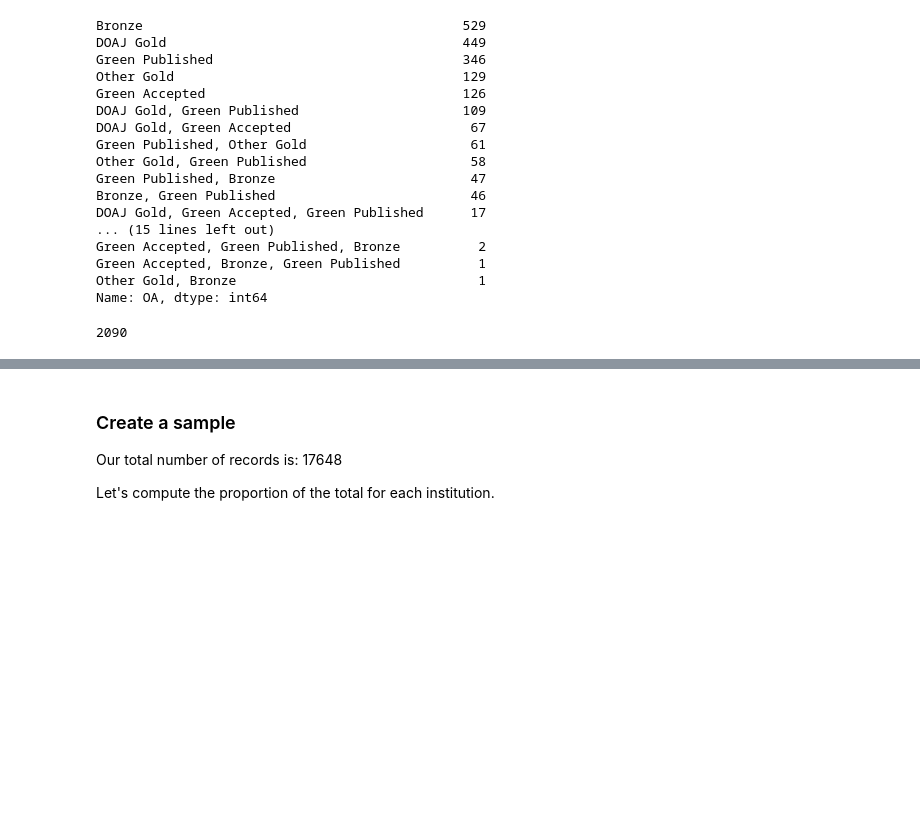
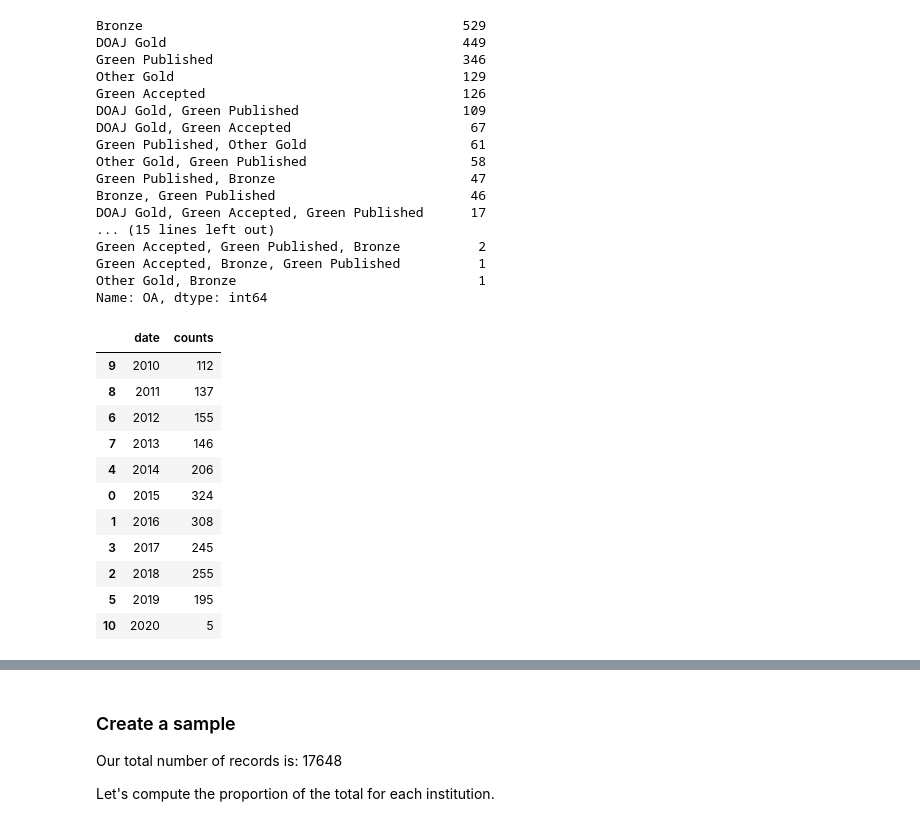
Before and after one commit to samteplitzky/Earth-Science-Citation-Replication-Project, a Jupyter notebook: Citation_Data_Analysis_All_Institutions.ipynb, the cells around one changed output, grey strips where cells are left out. Drawn from its saved outputs; the diff is of its cells as text; code cells hidden in the pictures; blank space fills up the shorter version.

```diff
--- a/Citation_Data_Analysis_All_Institutions.ipynb
+++ b/Citation_Data_Analysis_All_Institutions.ipynb
@@ -76,7 +79,24 @@ Green Accepted, Green Published, Bronze          2
 Green Accepted, Bronze, Green Published          1
 Other Gold, Bronze                               1
 Name: OA, dtype: int64
-# %%
-oa.sum()
-# %% [output]
-2090
+# %%
+#Plot OA publishing by year
+
+oa_time = data[['OA','PY']].dropna()
+oa_time['PY'] = pd.to_datetime(oa_time['PY'], format='%Y').dt.strftime('%Y')
+oa_time = oa_time['PY'].value_counts().rename_axis('date').reset_index(name='counts')
+oa_time = oa_time.sort_values('date', ascending=True)
+oa_time
+# %% [output]
+|  | date | counts |
+| 9 | 2010 | 112 |
+| 8 | 2011 | 137 |
+| 6 | 2012 | 155 |
+| 7 | 2013 | 146 |
+| 4 | 2014 | 206 |
+| 0 | 2015 | 324 |
+| 1 | 2016 | 308 |
+| 3 | 2017 | 245 |
+| 2 | 2018 | 255 |
+| 5 | 2019 | 195 |
+| 10 | 2020 | 5 |
```
Also changed, not shown: parts of 5 cells of this notebook.
